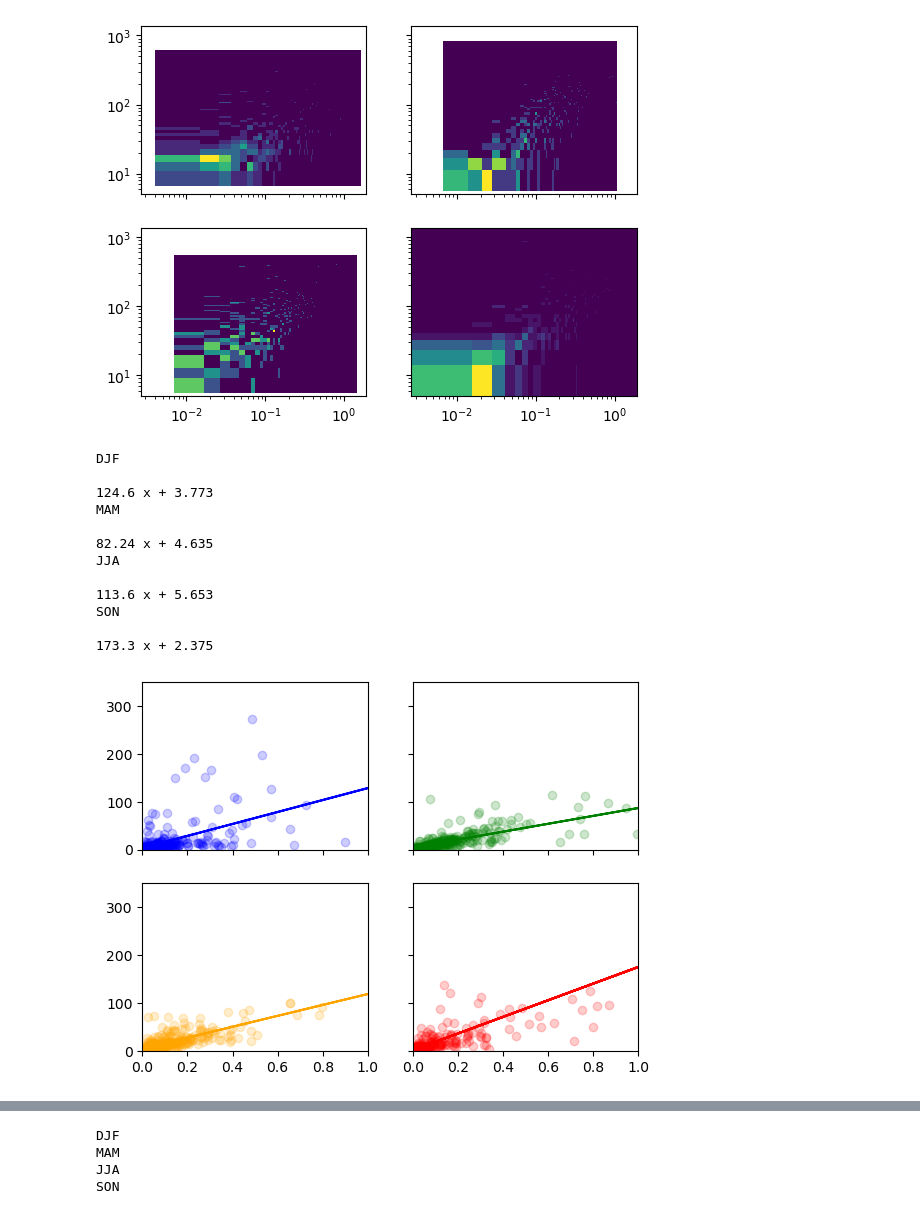
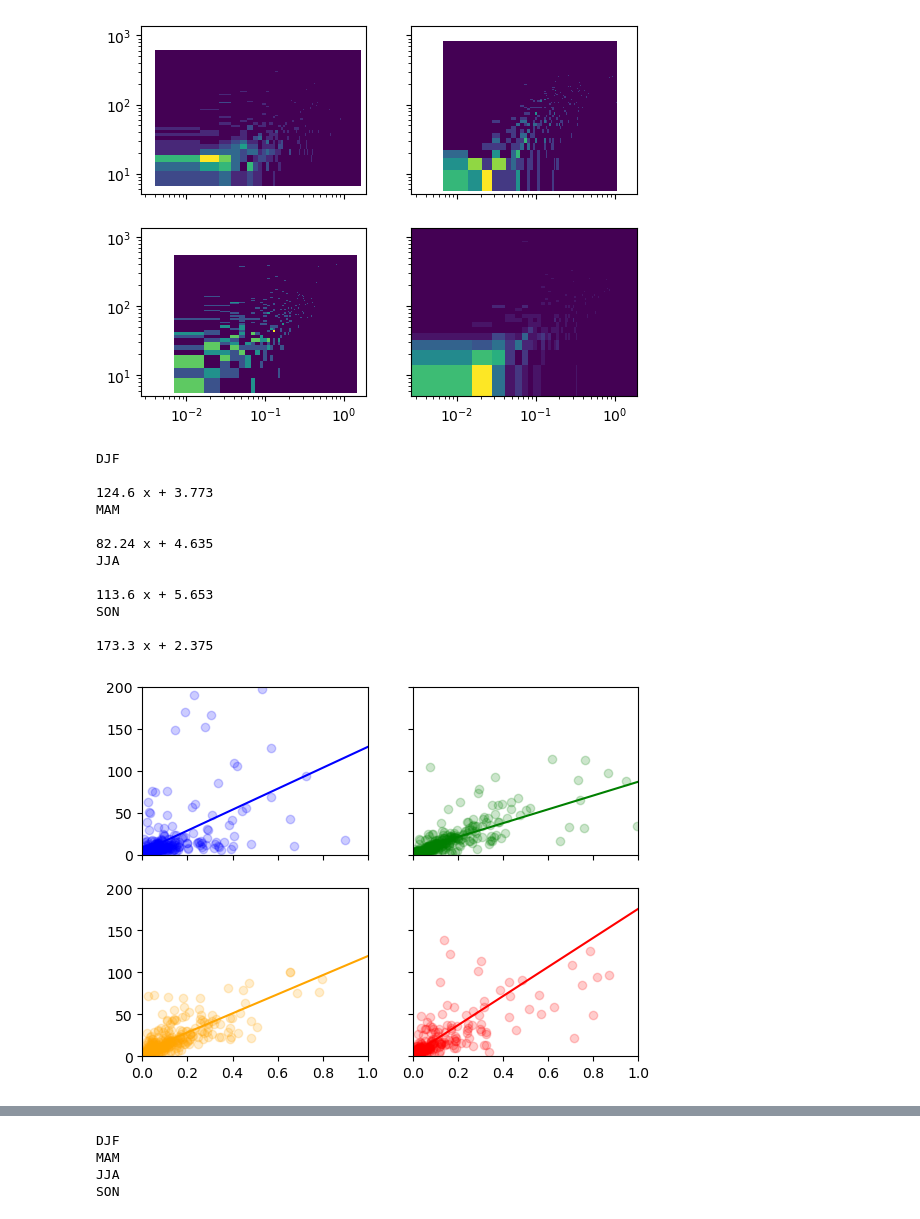
Before and after one commit to eScience-course/-Tjaernoe2022-group1, a Jupyter notebook: notebooks/Stefan/N100 Model vs SO4.ipynb, the cells around one changed output, grey strips where cells are left out. Cells and saved outputs as stored; diff of their text form; code cells hidden in the pictures.

```diff
--- a/notebooks/Stefan/N100 Model vs SO4.ipynb
+++ b/notebooks/Stefan/N100 Model vs SO4.ipynb
@@ -236,7 +236,8 @@ for seas, ax, col in zip(['DJF','MAM','JJA','SON'], axs.flatten(),['blue','green
     ax.scatter(x=_dss['SO4_tot'], y=_dss['N50'],c= col, alpha = 0.2)
     z = np.polyfit(_dss['SO4_tot'], _dss['N50'], 1)
     p = np.poly1d(z)
-    ax.plot( _dss['SO4_tot'], p( _dss['SO4_tot']), c = col, )
+    x= np.linspace(_dss['SO4_tot'].min(), _dss['SO4_tot'].max())
+    ax.plot( x, p(x), c = col, )
     print(p)
     ax.set_ylim ([0,750])
     ax.set_xlim ([0,1.2])
@@ -270,7 +274,8 @@ for seas, ax, col in zip(['DJF','MAM','JJA','SON'], axs.flatten(),['blue','green
     ax.scatter(x=_dss['SO4_tot'], y=_dss['N50'],c= col, alpha = 0.15)
     z = np.polyfit(_dss['SO4_tot'], _dss['N50'], 1)
     p = np.poly1d(z)
-    ax.plot( _dss['SO4_tot'], p( _dss['SO4_tot']), c = col, )
+    x= np.logspace(np.log10(_dss['SO4_tot'].min()), np.log10(_dss['SO4_tot'].max()))
+    ax.plot( x, p(x), c = col, )
     print(p)
     #ax.set_ylim ([0,750])
     #ax.set_xlim ([0,1.2])
@@ -320,36 +325,37 @@ SON
 fig, axs = plt.subplots(2,2, sharex=True, sharey=True)
 #ax.set_ylim ([0,750])
 #ax.set_xlim ([0,1.2])
 
 
 
 for seas, ax, col in zip(['DJF','MAM','JJA','SON'], axs.flatten(),['blue','green','orange','red']):
     print(seas)
     _dss = _ds.where(_ds['season']==seas)
     _dss = _dss.to_dataframe().dropna()
     ax.scatter(x=_dss['SO4_tot'], y=_dss['N100'],c= col, alpha = 0.2)
     z = np.polyfit(_dss['SO4_tot'], _dss['N100'], 1)
     p = np.poly1d(z)
-    ax.plot( _dss['SO4_tot'], p( _dss['SO4_tot']), c = col, )
+    x= np.linspace(_dss['SO4_tot'].min(), _dss['SO4_tot'].max())
+    ax.plot( x, p(x), c = col, )
     print(p)
-    ax.set_ylim ([0,350])
+    ax.set_ylim ([0,200])
     ax.set_xlim ([0,1])
     #ax.set_yscale ('log')
     #ax.set_xscale ('log')
 # %% [output]
 DJF
 
 124.6 x + 3.773
 MAM
 
 82.24 x + 4.635
 JJA
 
 113.6 x + 5.653
 SON
 
 173.3 x + 2.375
-[figure, old version]
+[figure, new version]
 # %%
 fig, axs = plt.subplots(2,2, sharex=True, sharey=True)
 #ax.set_ylim ([0,750])
```
Also changed, not shown: parts of 4 cells of this notebook.
